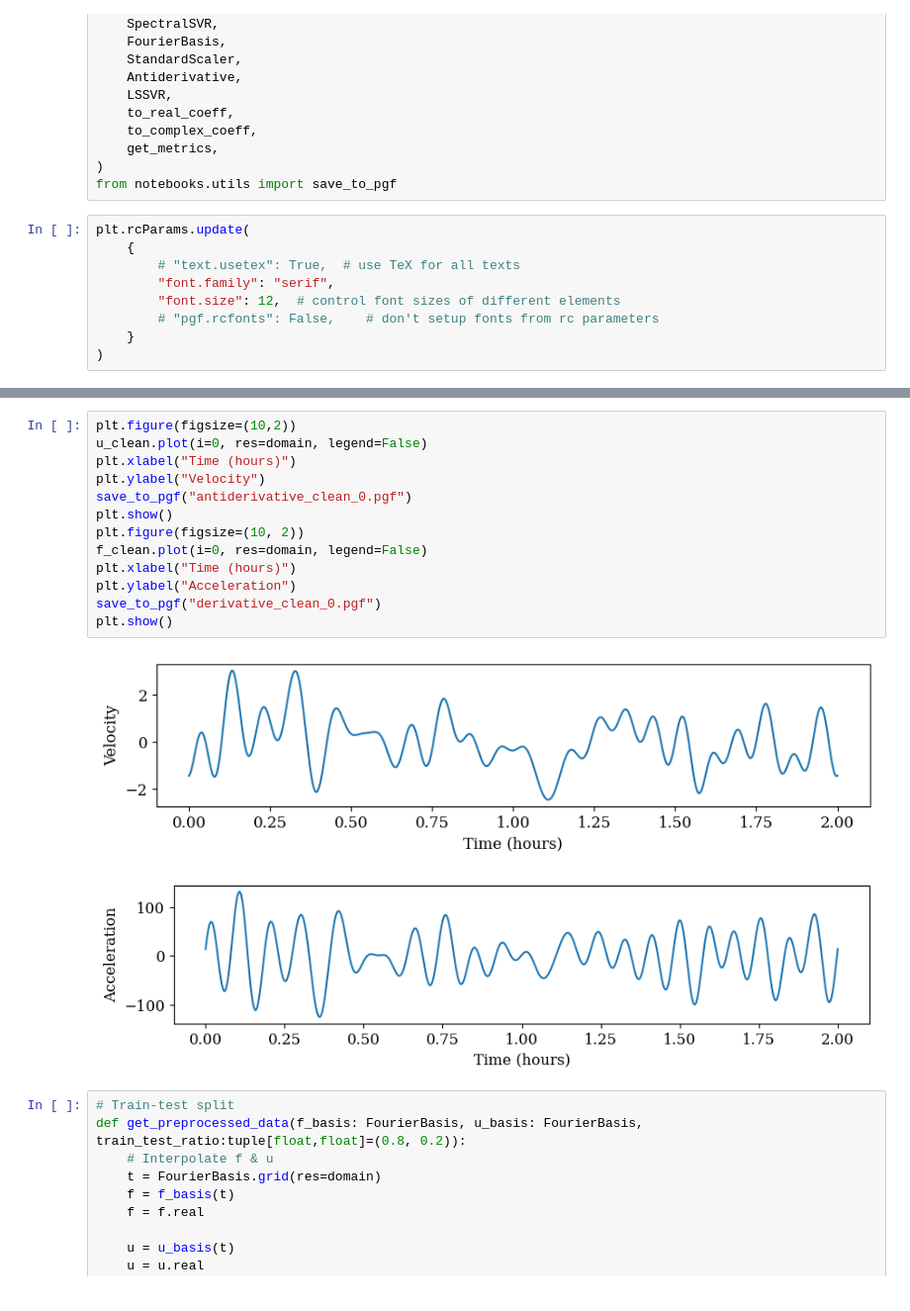
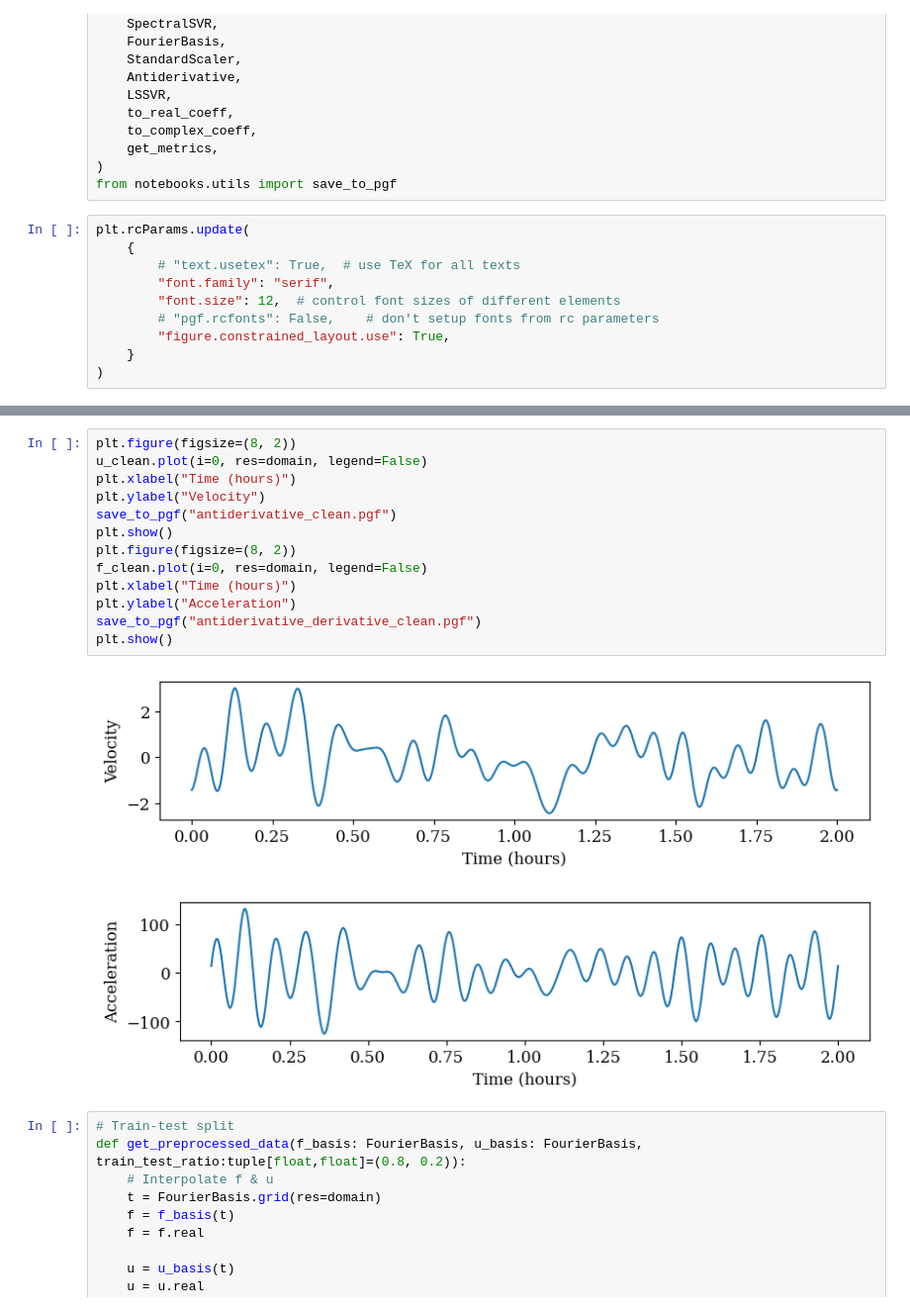
Before and after one commit to nidduzzi/SpectralSVR, a Jupyter notebook: notebooks/cases/antiderivative/antiderivative.ipynb, the cells around one changed output, grey strips where cells are left out. Shown at 99% size. Cells and saved outputs as stored; diff of their text form.

```diff
--- a/notebooks/cases/antiderivative/antiderivative.ipynb
+++ b/notebooks/cases/antiderivative/antiderivative.ipynb
@@ -24,6 +24,7 @@ plt.rcParams.update(
         "font.family": "serif",
         "font.size": 12,  # control font sizes of different elements
         # "pgf.rcfonts": False,    # don't setup fonts from rc parameters
+        "figure.constrained_layout.use": True,
     }
 )
 # %%
@@ -72,20 +74,20 @@ f_50.modes
 (50,)
 # %%
-plt.figure(figsize=(10,2))
+plt.figure(figsize=(8, 2))
 u_clean.plot(i=0, res=domain, legend=False)
 plt.xlabel("Time (hours)")
 plt.ylabel("Velocity")
-save_to_pgf("antiderivative_clean_0.pgf")
+save_to_pgf("antiderivative_clean.pgf")
 plt.show()
-plt.figure(figsize=(10, 2))
+plt.figure(figsize=(8, 2))
 f_clean.plot(i=0, res=domain, legend=False)
 plt.xlabel("Time (hours)")
 plt.ylabel("Acceleration")
-save_to_pgf("derivative_clean_0.pgf")
+save_to_pgf("antiderivative_derivative_clean.pgf")
 plt.show()
 # %% [output]
-[figure, old version]
+[figure, new version]
-[figure, old version]
+[figure, new version]
 # %%
 # Train-test split
 def get_preprocessed_data(f_basis: FourierBasis, u_basis: FourierBasis, train_test_ratio:tuple[float,float]=(0.8, 0.2)):
```
Also changed, not shown: parts of 11 cells of this notebook, 1 other file.
